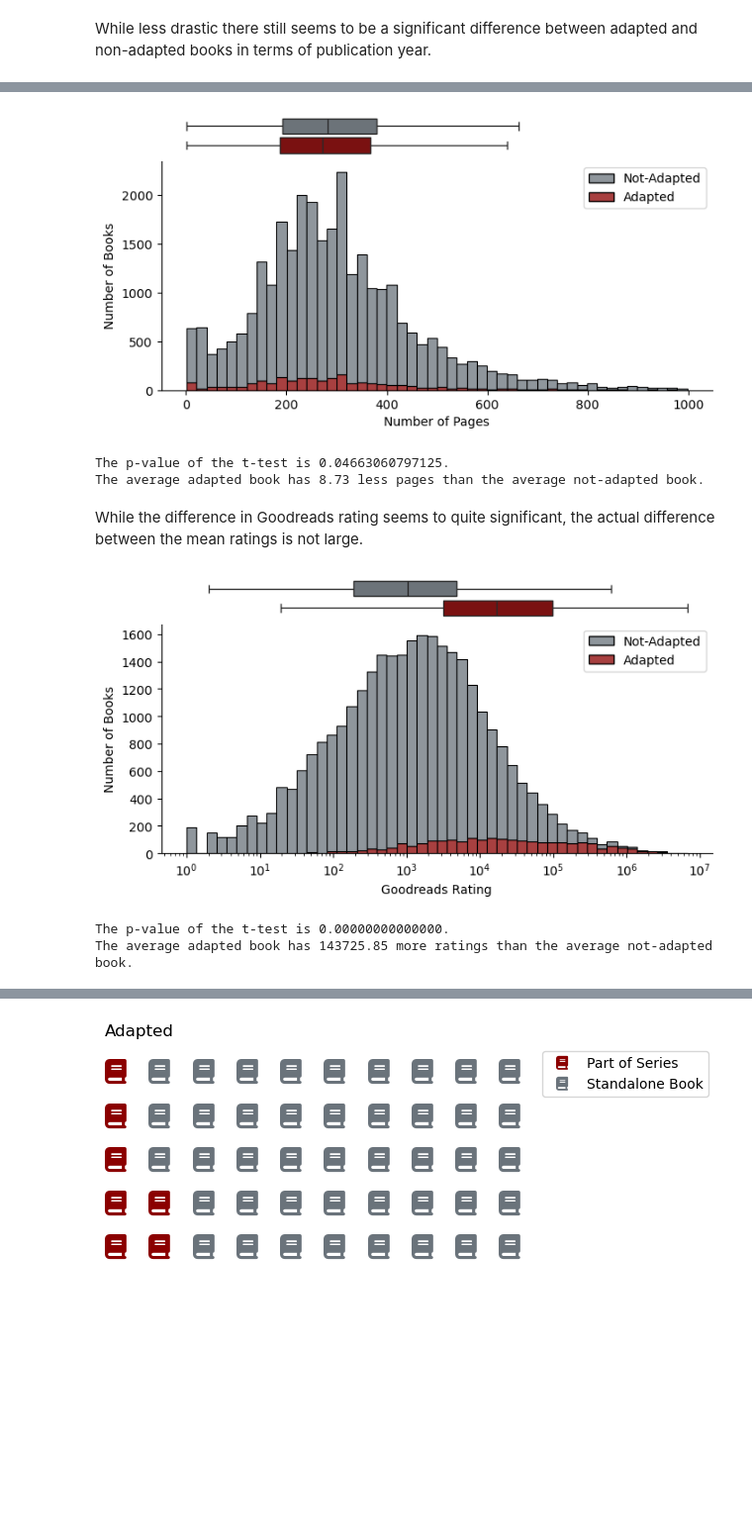
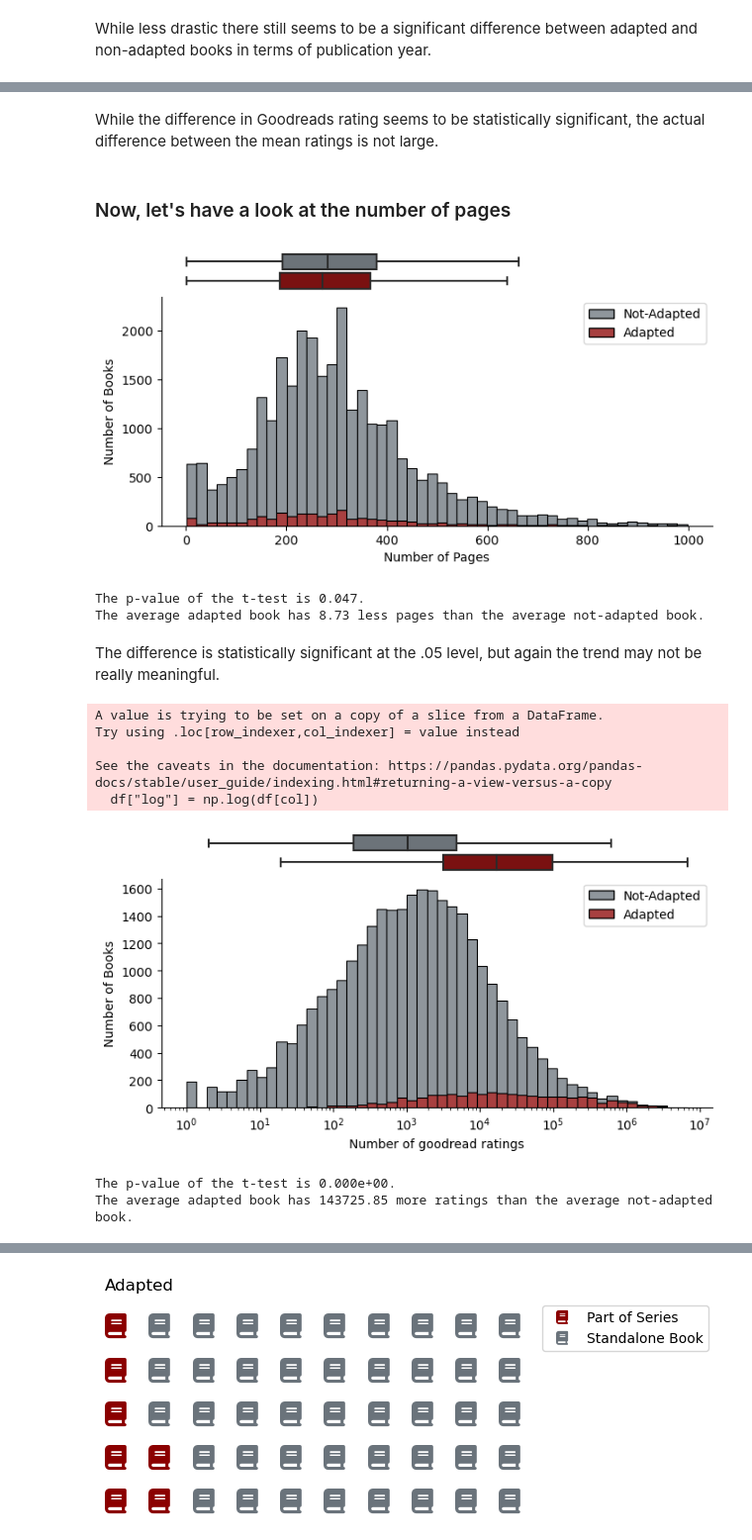
Before and after one commit to epfl-ada/ada-2023-project-team0110, a Jupyter notebook: milestone_3.ipynb, the cells around one changed output, grey strips where cells are left out. Shown at 99% size. Cells and saved outputs as stored; diff of their text form; code cells hidden in the pictures; blank space fills up the shorter version.

```diff
--- a/milestone_3.ipynb
+++ b/milestone_3.ipynb
@@ -363,28 +399,37 @@ The p-value of the t-test is 0.00000007125894.
 The mean rating of adapted book is 0.04 higher than that of not-adapted books.
+# %% [markdown]
+While the difference in Goodreads rating seems to be statistically significant, the actual difference between the mean ratings is not large.
+# %% [markdown]
+### Now, let's have a look at the number of pages
 # %%
-make_book_histplot(df=adapted_book_df.query('book_pages <= 1000'), col='book_pages', x_label='Number of Pages')
+make_book_histplot(df=adapted_book_df.query('book_pages <= 1000'), col='book_pages', x_label='Number of Pages',ylog=False)
 
 test_result = ttest_ind(adapted_book_df.query('book_adapted == 1 & book_pages.notna()').book_pages,
                         adapted_book_df.query('book_adapted == 0 & book_pages.notna()').book_pages)
-print(f'The p-value of the t-test is {test_result.pvalue:.14f}.')
+print(f'The p-value of the t-test is {test_result.pvalue:.3f}.')
 diff_means = adapted_book_df.query('book_adapted == 1').book_pages.mean() - adapted_book_df.query('book_adapted == 0').book_pages.mean()
 print(f'The average adapted book has {-diff_means:.2f} less pages than the average not-adapted book.')
 # %% [output]
-[figure, old version]
+[figure, new version]
-The p-value of the t-test is 0.04663060797125.
+The p-value of the t-test is 0.047.
 The average adapted book has 8.73 less pages than the average not-adapted book.
-# %% [markdown]
-While the difference in Goodreads rating seems to quite significant, the actual difference between the mean ratings is not large.
+# %% [markdown]
+The difference is statistically significant at the .05 level, but again the trend may not be really meaningful.
 # %%
-make_book_histplot(df=adapted_book_df, col='book_ratings_count', x_label='Goodreads Rating', log=True)
+make_book_histplot(df=adapted_book_df.query("book_ratings_count > 0"), col='book_ratings_count', x_label='Number of goodread ratings', log=True)
 
 test_result = ttest_ind(adapted_book_df.query('book_adapted == 1 & book_ratings_count.notna()').book_ratings_count,
                         adapted_book_df.query('book_adapted == 0 & book_ratings_count.notna()').book_ratings_count)
-print(f'The p-value of the t-test is {test_result.pvalue:.14f}.')
+print(f'The p-value of the t-test is {test_result.pvalue:.3e}.')
 diff_means = adapted_book_df.query('book_adapted == 1').book_ratings_count.mean() - adapted_book_df.query('book_adapted == 0').book_ratings_count.mean()
 print(f'The average adapted book has {diff_means:.2f} more ratings than the average not-adapted book.')
 # %% [output]
+A value is trying to be set on a copy of a slice from a DataFrame.
+Try using .loc[row_indexer,col_indexer] = value instead
+
+See the caveats in the documentation: https://pandas.pydata.org/pandas-docs/stable/user_guide/indexing.html#returning-a-view-versus-a-copy
+  df["log"] = np.log(df[col])
-[figure, old version]
+[figure, new version]
-The p-value of the t-test is 0.00000000000000.
-The average adapted book has 143725.85 more ratings than the average not-adapted book.
+The p-value of the t-test is 0.000e+00.
+The average adapted book has 143725.85 more ratings than the average not-adapted book.
 # %% [markdown]
```
Also changed, not shown: parts of 41 cells of this notebook, 11 other files.
